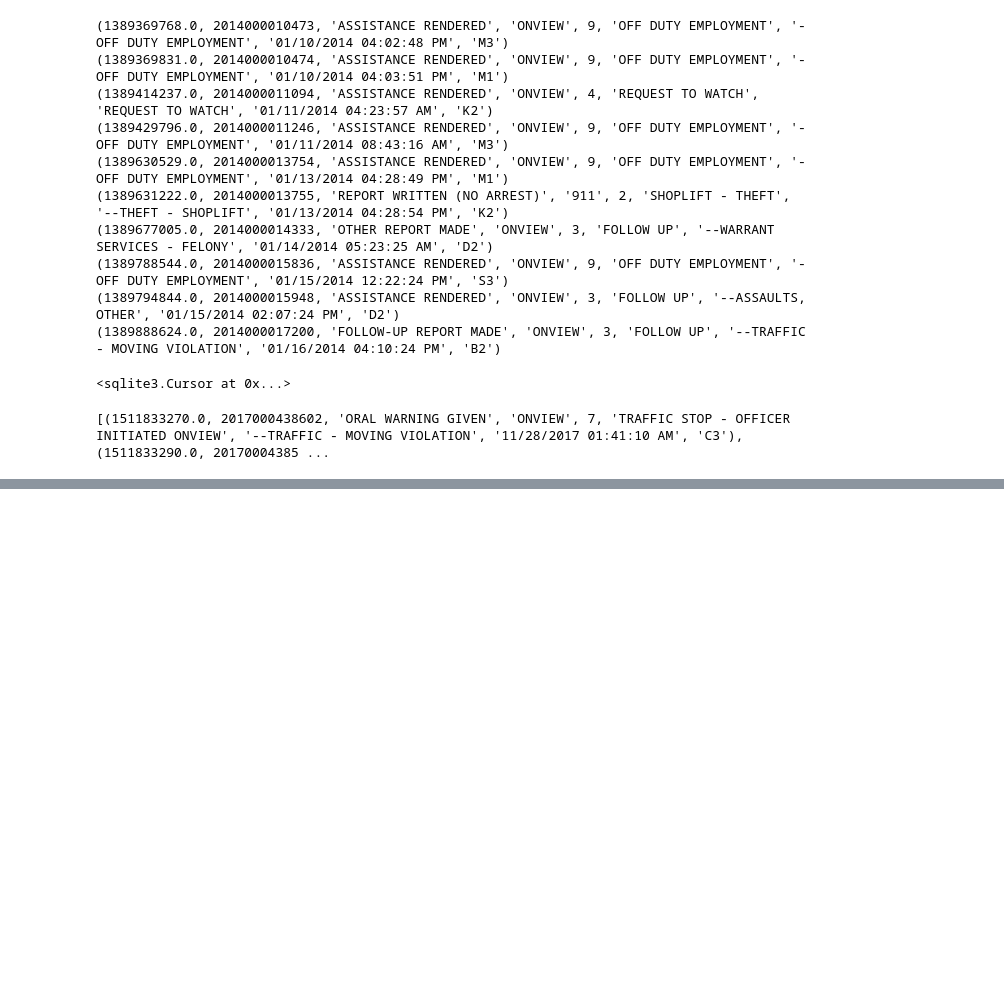
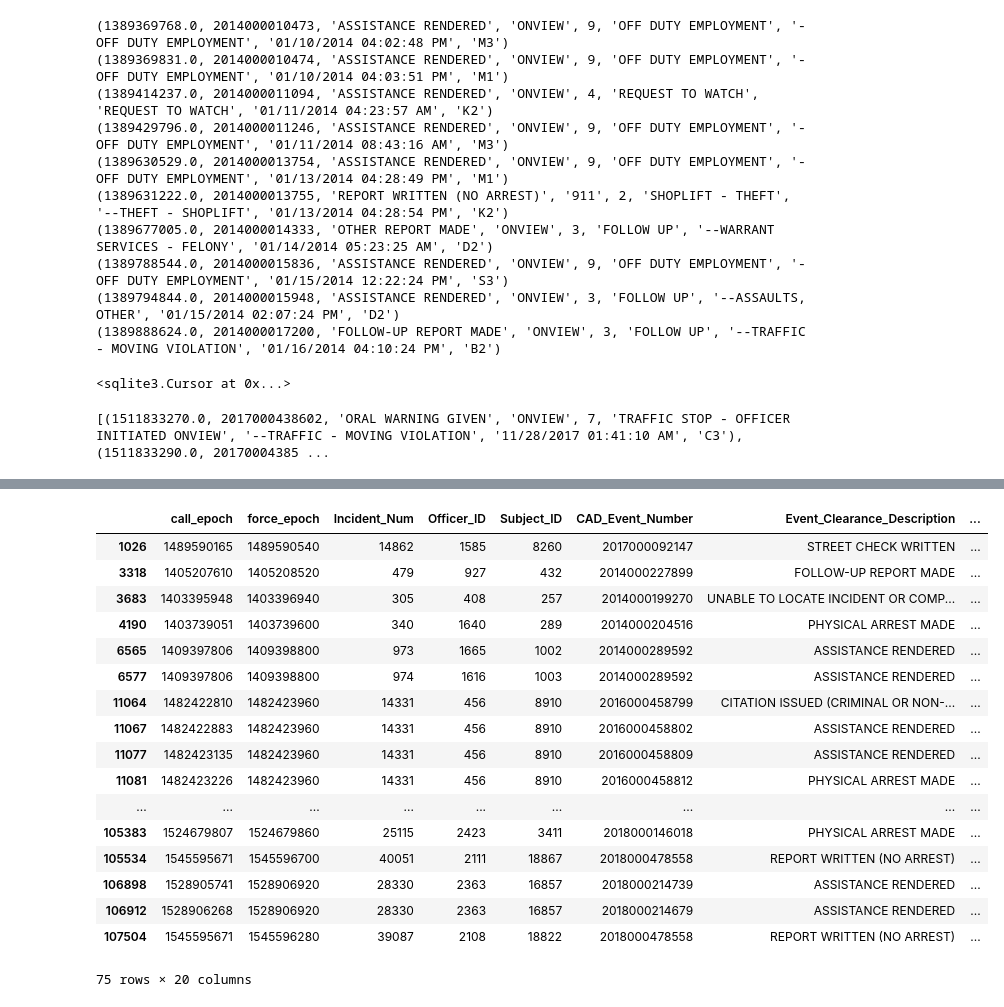
Before and after one commit to SarahMBurgart/use-of-force, a Jupyter notebook: EDA.ipynb, the cells around one changed output, grey strips where cells are left out. Drawn from its saved outputs; the diff is of its cells as text; code cells hidden in the pictures; blank space fills up the shorter version.

```diff
--- a/EDA.ipynb
+++ b/EDA.ipynb
@@ -226,0 +255,25 @@ array(['White', 'Black or African American', 'Not Specified',
+# %%
+force3beats = force3[force3.force_beat.values == force3.calls_beat.values]
+len(force3beats)
+f3b = force3beats.drop(["index", "Force_Level", "Precinct"], axis=1)
+f3b.drop("Sector", axis=1, inplace=True)
+f3b
+# %% [output]
+|  | call_epoch | force_epoch | Incident_Num | Officer_ID | Subject_ID | CAD_Event_Number | Event_Clearance_Description | ... |
+| 1026 | 1489590165 | 1489590540 | 14862 | 1585 | 8260 | 2017000092147 | STREET CHECK WRITTEN | ... |
+| 3318 | 1405207610 | 1405208520 | 479 | 927 | 432 | 2014000227899 | FOLLOW-UP REPORT MADE | ... |
+| 3683 | 1403395948 | 1403396940 | 305 | 408 | 257 | 2014000199270 | UNABLE TO LOCATE INCIDENT OR COMP... | ... |
+| 4190 | 1403739051 | 1403739600 | 340 | 1640 | 289 | 2014000204516 | PHYSICAL ARREST MADE | ... |
+| 6565 | 1409397806 | 1409398800 | 973 | 1665 | 1002 | 2014000289592 | ASSISTANCE RENDERED | ... |
+| 6577 | 1409397806 | 1409398800 | 974 | 1616 | 1003 | 2014000289592 | ASSISTANCE RENDERED | ... |
+| 11064 | 1482422810 | 1482423960 | 14331 | 456 | 8910 | 2016000458799 | CITATION ISSUED (CRIMINAL OR NON-... | ... |
+| 11067 | 1482422883 | 1482423960 | 14331 | 456 | 8910 | 2016000458802 | ASSISTANCE RENDERED | ... |
+| 11077 | 1482423135 | 1482423960 | 14331 | 456 | 8910 | 2016000458809 | ASSISTANCE RENDERED | ... |
+| 11081 | 1482423226 | 1482423960 | 14331 | 456 | 8910 | 2016000458812 | PHYSICAL ARREST MADE | ... |
+| ... | ... | ... | ... | ... | ... | ... | ... | ... |
+| 105383 | 1524679807 | 1524679860 | 25115 | 2423 | 3411 | 2018000146018 | PHYSICAL ARREST MADE | ... |
+| 105534 | 1545595671 | 1545596700 | 40051 | 2111 | 18867 | 2018000478558 | REPORT WRITTEN (NO ARREST) | ... |
+| 106898 | 1528905741 | 1528906920 | 28330 | 2363 | 16857 | 2018000214739 | ASSISTANCE RENDERED | ... |
+| 106912 | 1528906268 | 1528906920 | 28330 | 2363 | 16857 | 2018000214679 | ASSISTANCE RENDERED | ... |
+| 107504 | 1545595671 | 1545596280 | 39087 | 2108 | 18822 | 2018000478558 | REPORT WRITTEN (NO ARREST) | ... |
+75 rows × 20 columns
```
Also changed, not shown: parts of 42 cells of this notebook.
